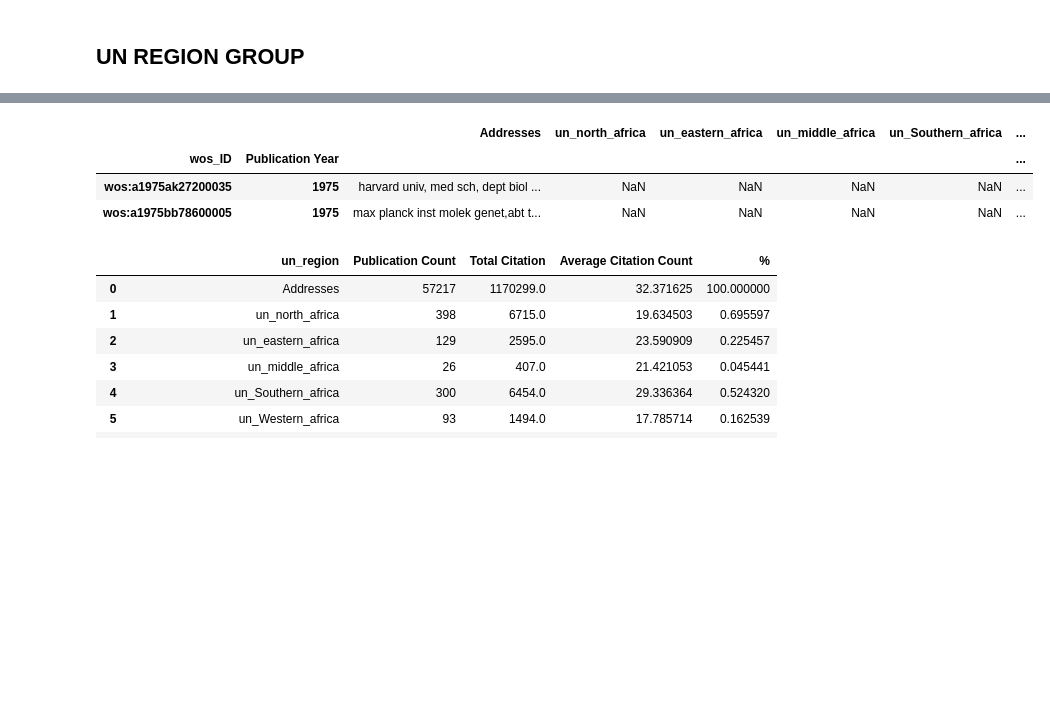
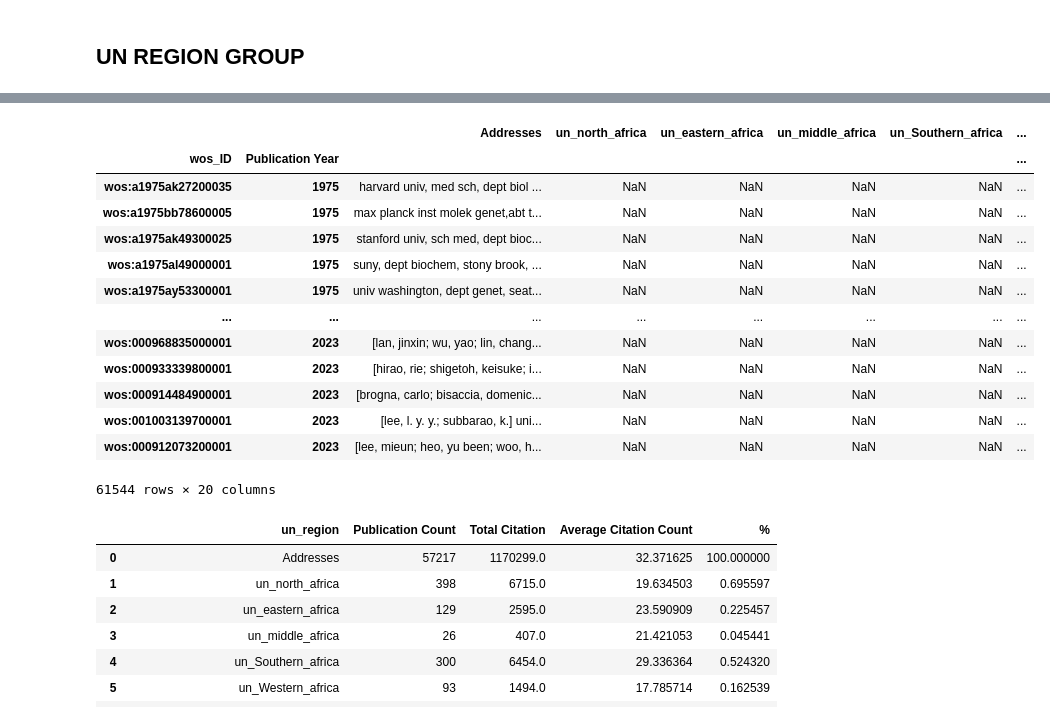
Before and after one commit to descartesmbogning/Deciphering_Bacteriophage_Revolution, a Jupyter notebook: 1_scholar_analysis_trend2.ipynb, the cells around one changed output, grey strips where cells are left out. Drawn from its saved outputs; the diff is of its cells as text; code cells hidden in the pictures; blank space fills up the shorter version.

```diff
--- a/1_scholar_analysis_trend2.ipynb
+++ b/1_scholar_analysis_trend2.ipynb
@@ -343,11 +367,21 @@ un_region_group_data.head()
 # %%
 un_region_group_data_citation = pd.concat([un_region_group_data, citation_data], axis=1)
-un_region_group_data_citation.head(2)
+un_region_group_data_citation#.head(2)
 # %% [output]
 |  |  | Addresses | un_north_africa | un_eastern_africa | un_middle_africa | un_Southern_africa | ... |
 | wos_ID | Publication Year |  |  |  |  |  | ... |
 | wos:a1975ak27200035 | 1975 | harvard univ, med sch, dept biol ... | NaN | NaN | NaN | NaN | ... |
 | wos:a1975bb78600005 | 1975 | max planck inst molek genet,abt t... | NaN | NaN | NaN | NaN | ... |
+| wos:a1975ak49300025 | 1975 | stanford univ, sch med, dept bioc... | NaN | NaN | NaN | NaN | ... |
+| wos:a1975al49000001 | 1975 | suny, dept biochem, stony brook, ... | NaN | NaN | NaN | NaN | ... |
+| wos:a1975ay53300001 | 1975 | univ washington, dept genet, seat... | NaN | NaN | NaN | NaN | ... |
+| ... | ... | ... | ... | ... | ... | ... | ... |
+| wos:000968835000001 | 2023 | [lan, jinxin; wu, yao; lin, chang... | NaN | NaN | NaN | NaN | ... |
+| wos:000933339800001 | 2023 | [hirao, rie; shigetoh, keisuke; i... | NaN | NaN | NaN | NaN | ... |
+| wos:000914484900001 | 2023 | [brogna, carlo; bisaccia, domenic... | NaN | NaN | NaN | NaN | ... |
+| wos:001003139700001 | 2023 | [lee, l. y. y.; subbarao, k.] uni... | NaN | NaN | NaN | NaN | ... |
+| wos:000912073200001 | 2023 | [lee, mieun; heo, yu been; woo, h... | NaN | NaN | NaN | NaN | ... |
+61544 rows × 20 columns
 # %%
 # Initialize dictionaries to hold counts and citations for each country
 publication_counts = {}
```
Also changed, not shown: parts of 61 cells of this notebook.
